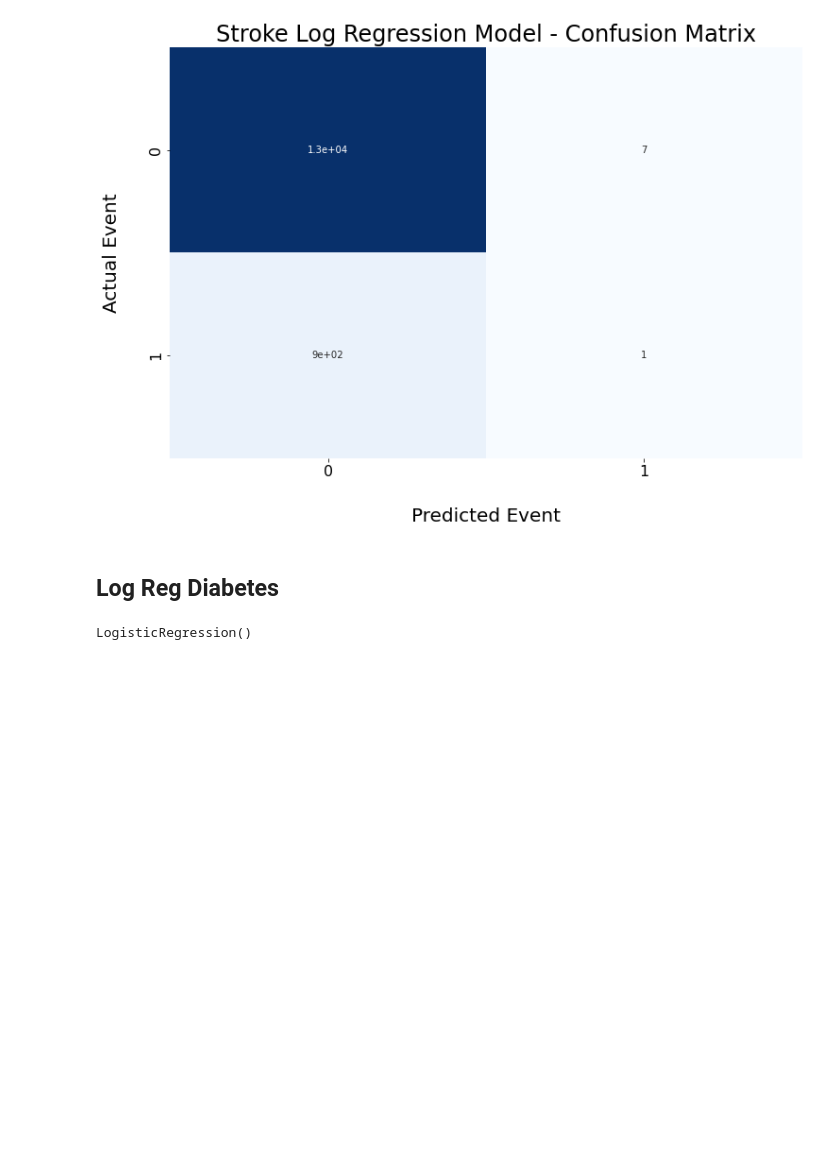
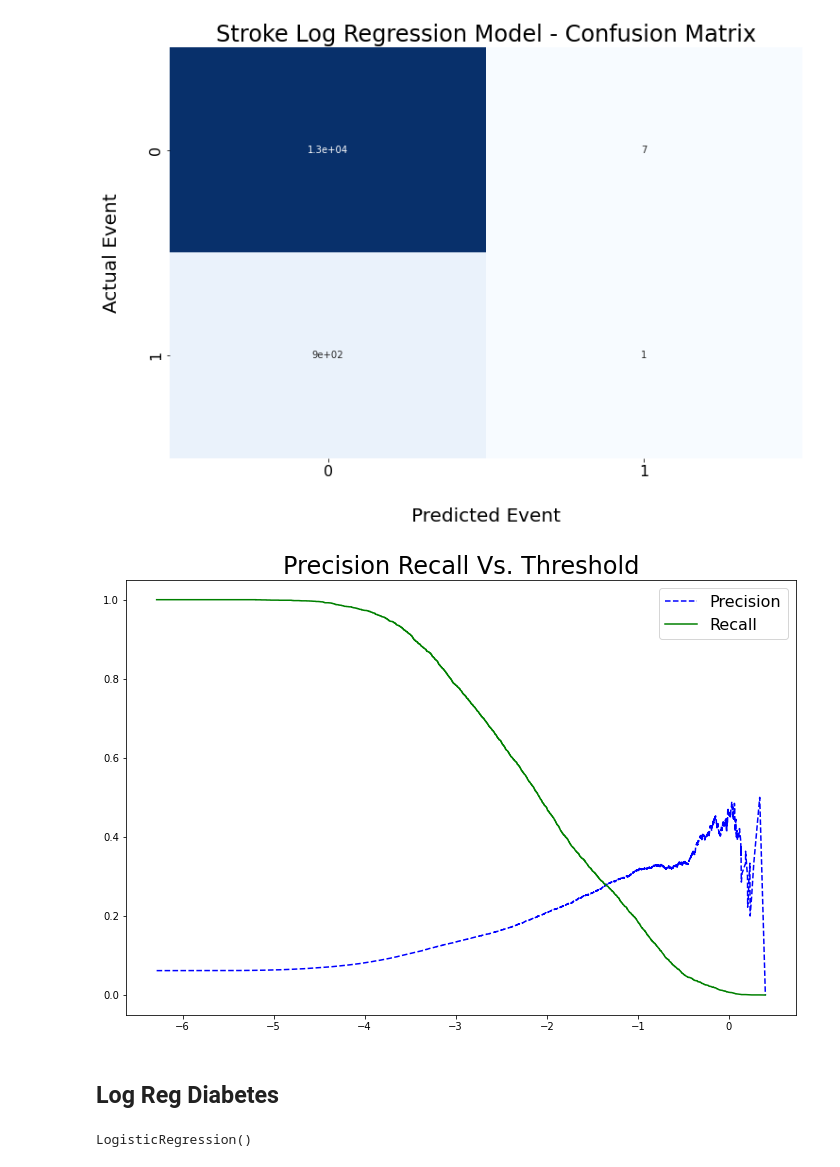
Before and after one commit to CharlesPizza/HealthRiskAssessment, a Jupyter notebook: Health Prediction.ipynb, the cells around one changed output. Saved outputs shown, nothing was run; the diff lists cells and outputs as text; code cells hidden in the pictures; blank space fills up the shorter version.

```diff
--- a/Health Prediction.ipynb
+++ b/Health Prediction.ipynb
@@ -660,8 +730,12 @@ plt.show()
 # con_matrix.get_figure().savefig('images/Log_Reg_Confusion_matrix_prelim.png')
 # %% [output]
 [figure]
-# %% [markdown]
-## Log Reg Diabetes
+# %%
+predict_pr_curve(log_reg_st, health_prepared, strat_train_set.Stroke,method='decision_function')
+# %% [output]
+[figure, added]
+# %% [markdown]
+## Log Reg Diabetes
 # %%
 log_reg_dbs = LogisticRegression()
 log_reg_dbs.fit(health_prepared, master_labels.iloc[:,2])
```
Also changed, not shown: parts of 77 cells of this notebook.
